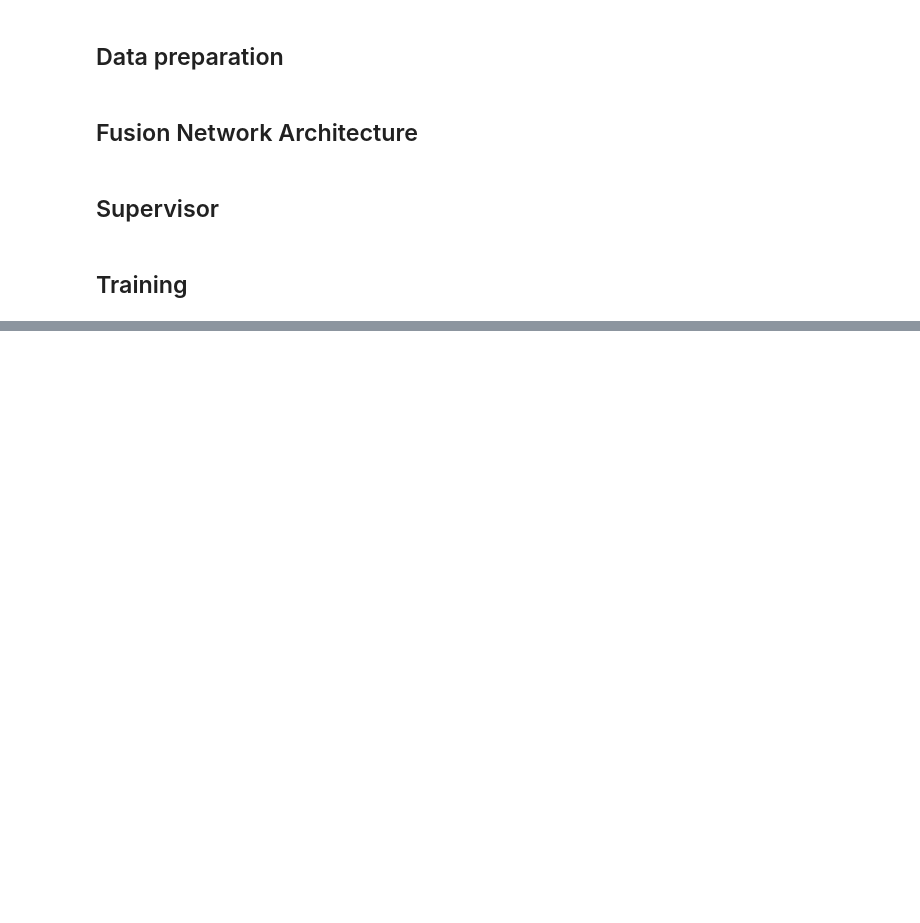
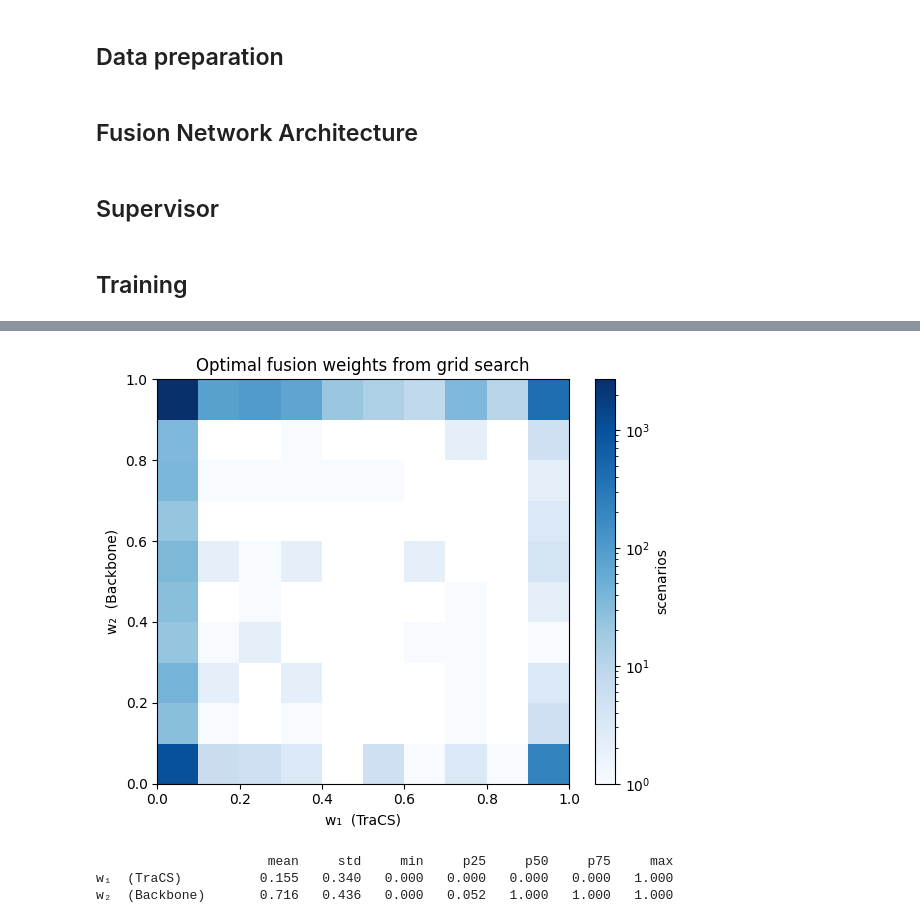
Before and after one commit to simon-kohaut/TraCS, a Jupyter notebook: examples/tracs_train.ipynb, the cells around one changed output, grey strips where cells are left out. Cells and saved outputs as stored; diff of their text form; code cells hidden in the pictures; blank space fills up the shorter version.

```diff
--- a/examples/tracs_train.ipynb
+++ b/examples/tracs_train.ipynb
@@ -161,26 +185,31 @@ F = torch.load(features_pt_path, weights_only=True)
 W = torch.load(optimal_weights_pt_path, weights_only=True)
 # %%
 w_np = W.numpy()
-counts, w1_edges, w2_edges = np.histogram2d(w_np[:, 0], w_np[:, 1], bins=2, range=[[0, 1], [0, 1]])
+counts, w1_edges, w2_edges = np.histogram2d(w_np[:, 0], w_np[:, 1], bins=10, range=[[0, 1], [0, 1]])
 
 fig, ax = plt.subplots(figsize=(6, 5))
 im = ax.imshow(counts.T, origin="lower", aspect="auto",
                extent=[w1_edges[0], w1_edges[-1], w2_edges[0], w2_edges[-1]],
-               cmap="Blues")
+               cmap="Blues", norm=plt.matplotlib.colors.LogNorm(vmin=counts[counts > 0].min(), vmax=counts.max()))
 plt.colorbar(im, ax=ax, label="scenarios")
 ax.set_xlabel("w₁  (TraCS)")
 ax.set_ylabel("w₂  (Backbone)")
 ax.set_title("Optimal fusion weights from grid search")
 plt.tight_layout()
 plt.show()
 
 header = f"{'':18s}  {'mean':>6}  {'std':>6}  {'min':>6}  {'p25':>6}  {'p50':>6}  {'p75':>6}  {'max':>6}"
 print(header)
 for col, label in [(0, "w₁  (TraCS)"), (1, "w₂  (Backbone)")]:
     v = w_np[:, col]
     print(f"{label:18s}  {v.mean():6.3f}  {v.std():6.3f}  {v.min():6.3f}  "
           f"{np.percentile(v,25):6.3f}  {np.percentile(v,50):6.3f}  "
           f"{np.percentile(v,75):6.3f}  {v.max():6.3f}")
+# %% [output]
+[figure, added]
+                      mean     std     min     p25     p50     p75     max
+w₁  (TraCS)          0.155   0.340   0.000   0.000   0.000   0.000   1.000
+w₂  (Backbone)       0.716   0.436   0.000   0.052   1.000   1.000   1.000
 # %%
 device = torch.device("cuda" if torch.cuda.is_available() else "cpu")
 F, W = F.to(device), W.to(device)
```
Also changed, not shown: parts of 8 cells of this notebook.
